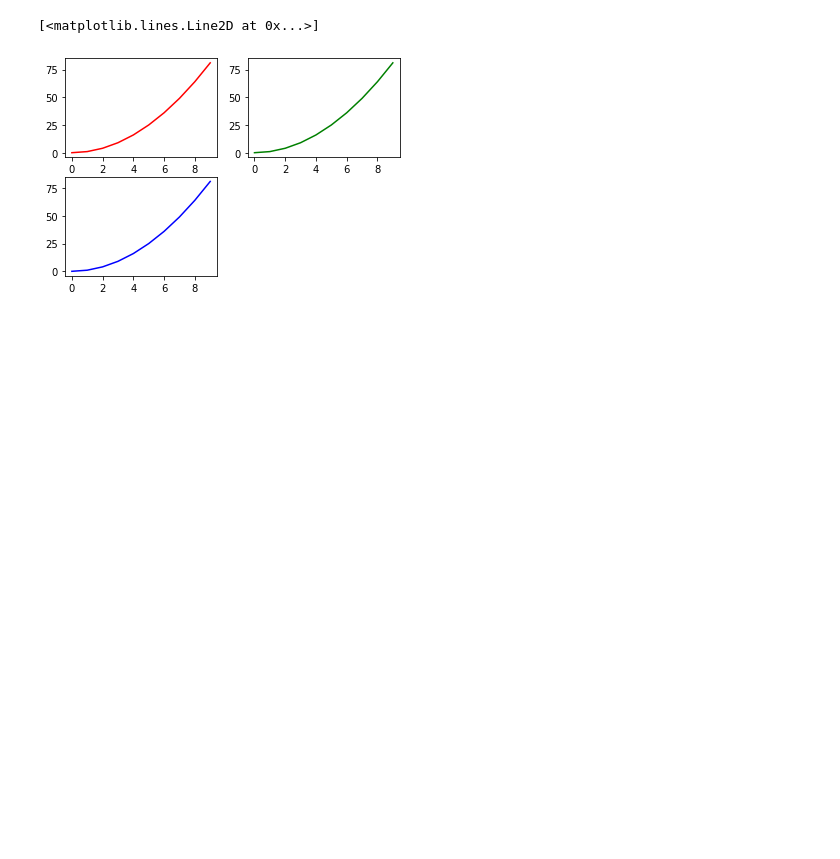
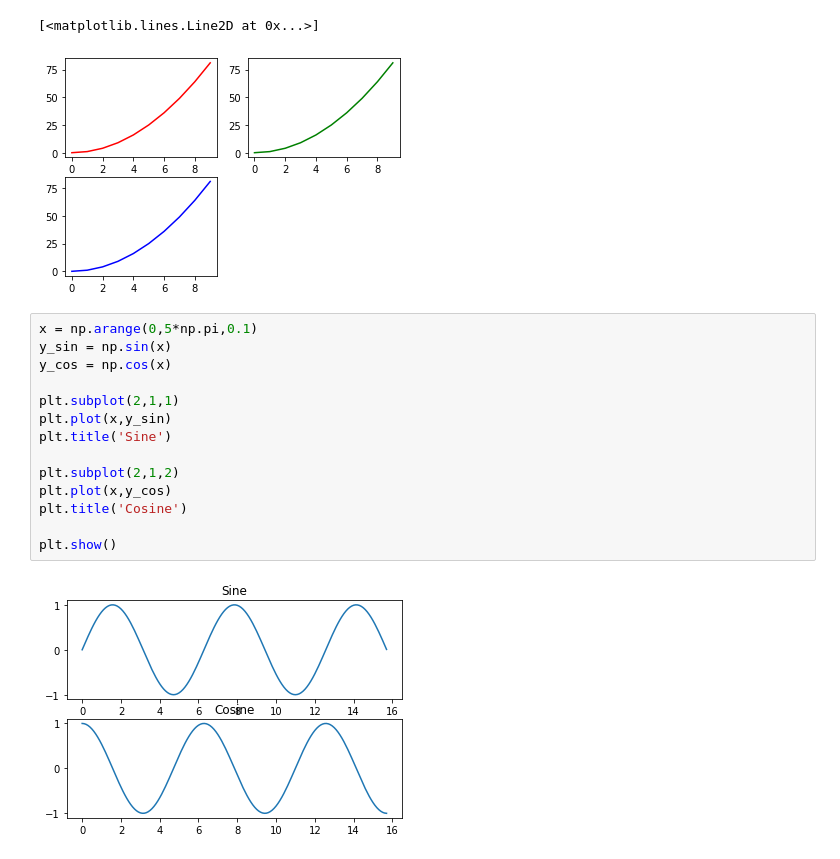
Before and after one commit to Pricillawilson/100DaysOfDS, a Jupyter notebook: Python-BrushUp.ipynb, the cells around one changed output. Drawn from its saved outputs; the diff is of its cells as text; blank space fills up the shorter version.

```diff
--- a/Python-BrushUp.ipynb
+++ b/Python-BrushUp.ipynb
@@ -623,3 +623,19 @@ plt.plot(x,y,'b')
 # %% [output]
 [<matplotlib.lines.Line2D at 0x...>]
 [figure]
+# %%
+x = np.arange(0,5*np.pi,0.1)
+y_sin = np.sin(x)
+y_cos = np.cos(x)
+
+plt.subplot(2,1,1)
+plt.plot(x,y_sin)
+plt.title('Sine')
+
+plt.subplot(2,1,2)
+plt.plot(x,y_cos)
+plt.title('Cosine')
+
+plt.show()
+# %% [output]
+[figure, added]
```
Also changed, not shown: parts of 5 cells of this notebook, 2 other files.
